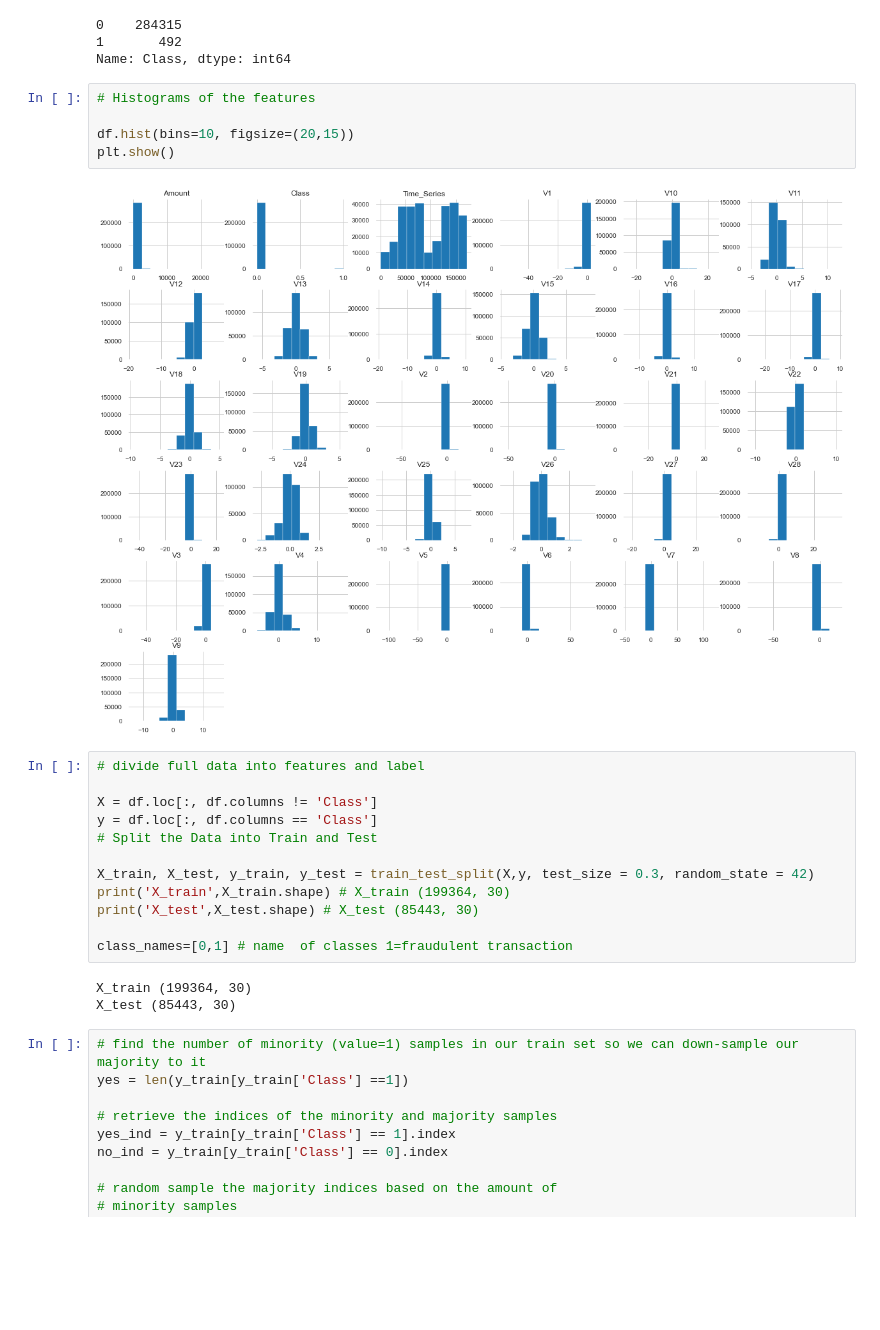
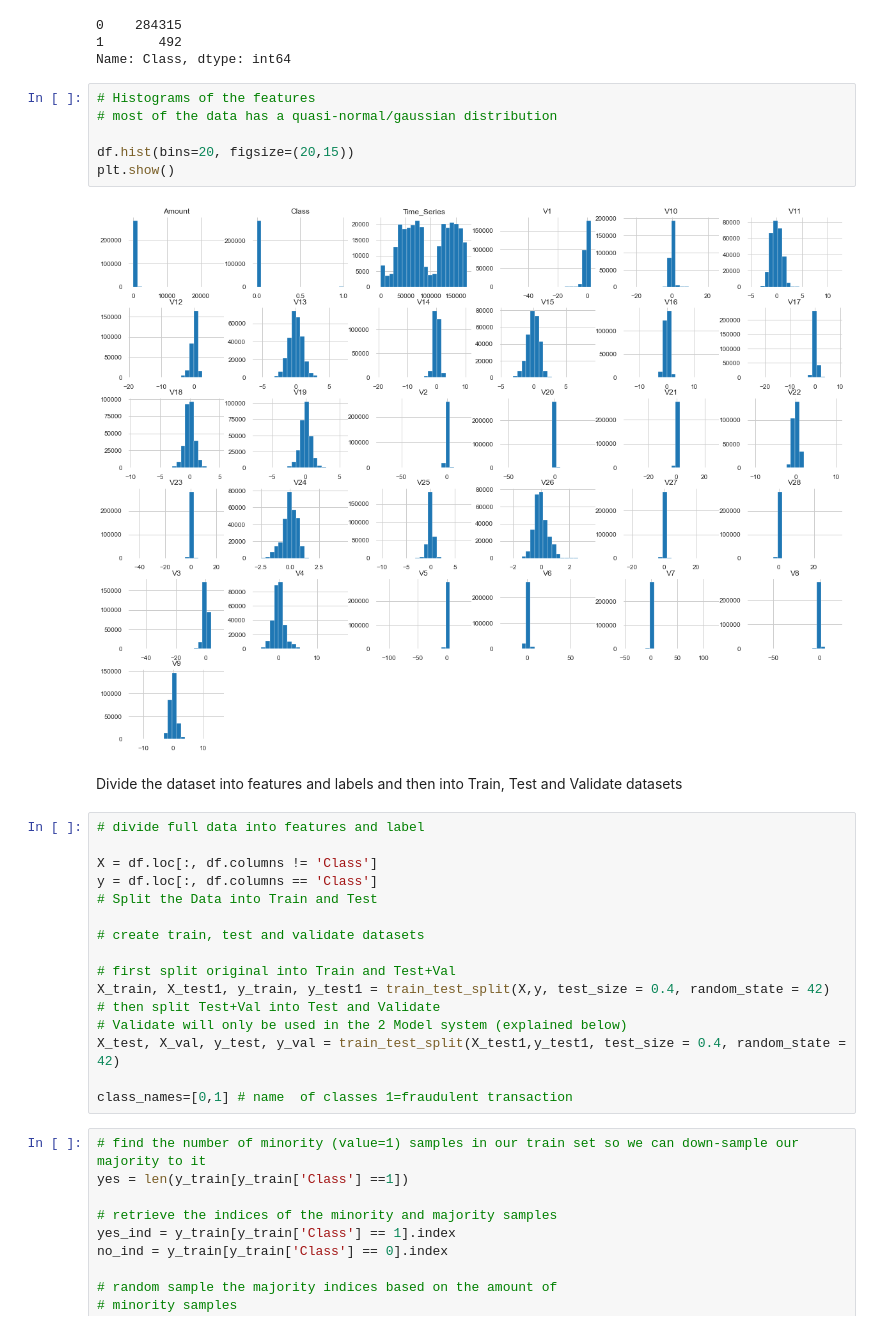
Before and after one commit to donaldsrepo/imbalanced_data, a Jupyter notebook: DonCreditCardImbalancedDataSet.ipynb, the cells around one changed output. Cells and saved outputs as stored; diff of their text form; blank space fills up the shorter version.

```diff
--- a/DonCreditCardImbalancedDataSet.ipynb
+++ b/DonCreditCardImbalancedDataSet.ipynb
@@ -164,11 +201,14 @@ df['Class'].value_counts()
 Name: Class, dtype: int64
 # %%
 # Histograms of the features
+# most of the data has a quasi-normal/gaussian distribution
 
-df.hist(bins=10, figsize=(20,15))
+df.hist(bins=20, figsize=(20,15))
 plt.show()
 # %% [output]
-[figure, old version]
+[figure, new version]
+# %% [markdown]
+Divide the dataset into features and labels and then into Train, Test and Validate datasets
 # %%
 # divide full data into features and label
 
@@ -176,14 +216,15 @@ X = df.loc[:, df.columns != 'Class']
 y = df.loc[:, df.columns == 'Class']
 # Split the Data into Train and Test
 
-X_train, X_test, y_train, y_test = train_test_split(X,y, test_size = 0.3, random_state = 42)
-print('X_train',X_train.shape) # X_train (199364, 30)
-print('X_test',X_test.shape) # X_test (85443, 30)
+# create train, test and validate datasets
+
+# first split original into Train and Test+Val
+X_train, X_test1, y_train, y_test1 = train_test_split(X,y, test_size = 0.4, random_state = 42)
+# then split Test+Val into Test and Validate
+# Validate will only be used in the 2 Model system (explained below)
+X_test, X_val, y_test, y_val = train_test_split(X_test1,y_test1, test_size = 0.4, random_state = 42)
 
 class_names=[0,1] # name  of classes 1=fraudulent transaction
-# %% [output]
-X_train (199364, 30)
-X_test (85443, 30)
 # %%
 # find the number of minority (value=1) samples in our train set so we can down-sample our majority to it
 yes = len(y_train[y_train['Class'] ==1])
```
Also changed, not shown: parts of 32 cells of this notebook.
